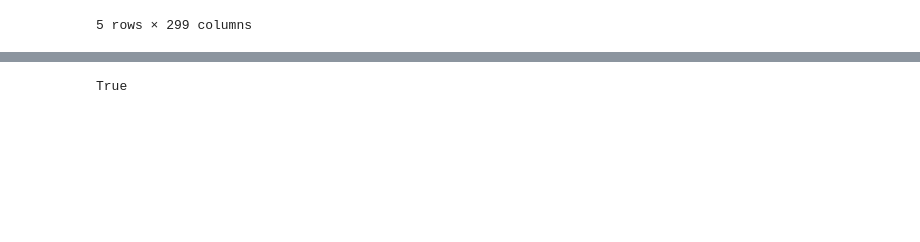
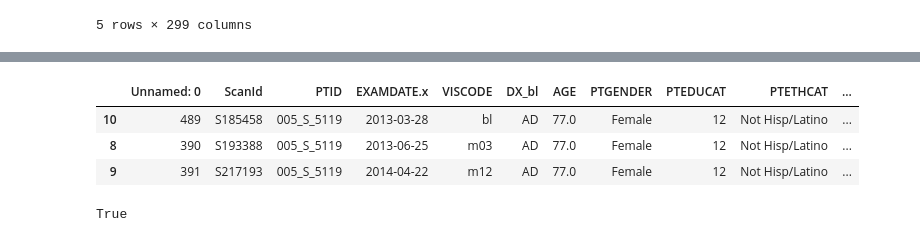
Before and after one commit to ahsanMah/interpretDL, a Jupyter notebook: ADNI.ipynb, the cells around one changed output, grey strips where cells are left out. Cells and saved outputs as stored; diff of their text form; code cells hidden in the pictures; blank space fills up the shorter version.

```diff
--- a/ADNI.ipynb
+++ b/ADNI.ipynb
@@ -271,3 +250,10 @@ memory usage: 335.2+ KB
+# %%
+labels[labels["PTID"].str.match("005_S_5119")]
+# %% [output]
+|  | Unnamed: 0 | ScanId | PTID | EXAMDATE.x | VISCODE | DX_bl | AGE | PTGENDER | PTEDUCAT | PTETHCAT | ... |
+| 10 | 489 | S185458 | 005_S_5119 | 2013-03-28 | bl | AD | 77.0 | Female | 12 | Not Hisp/Latino | ... |
+| 8 | 390 | S193388 | 005_S_5119 | 2013-06-25 | m03 | AD | 77.0 | Female | 12 | Not Hisp/Latino | ... |
+| 9 | 391 | S217193 | 005_S_5119 | 2014-04-22 | m12 | AD | 77.0 | Female | 12 | Not Hisp/Latino | ... |
 # %%
 # Sanity check to see if all patients show up in both data frames
 all(cleaned_data["PTID"].isin(labels["PTID"]))
```
Also changed, not shown: parts of 5 cells of this notebook, 4 other files.
